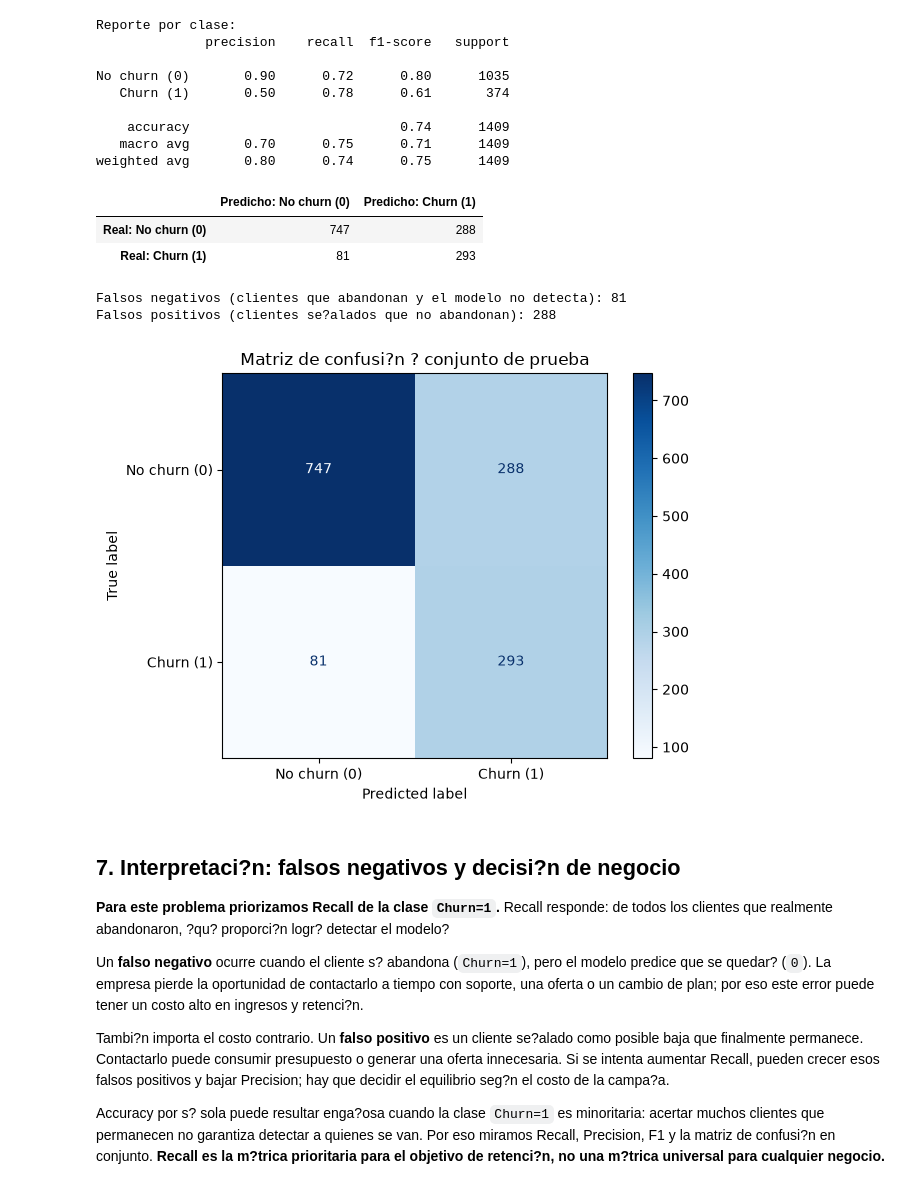
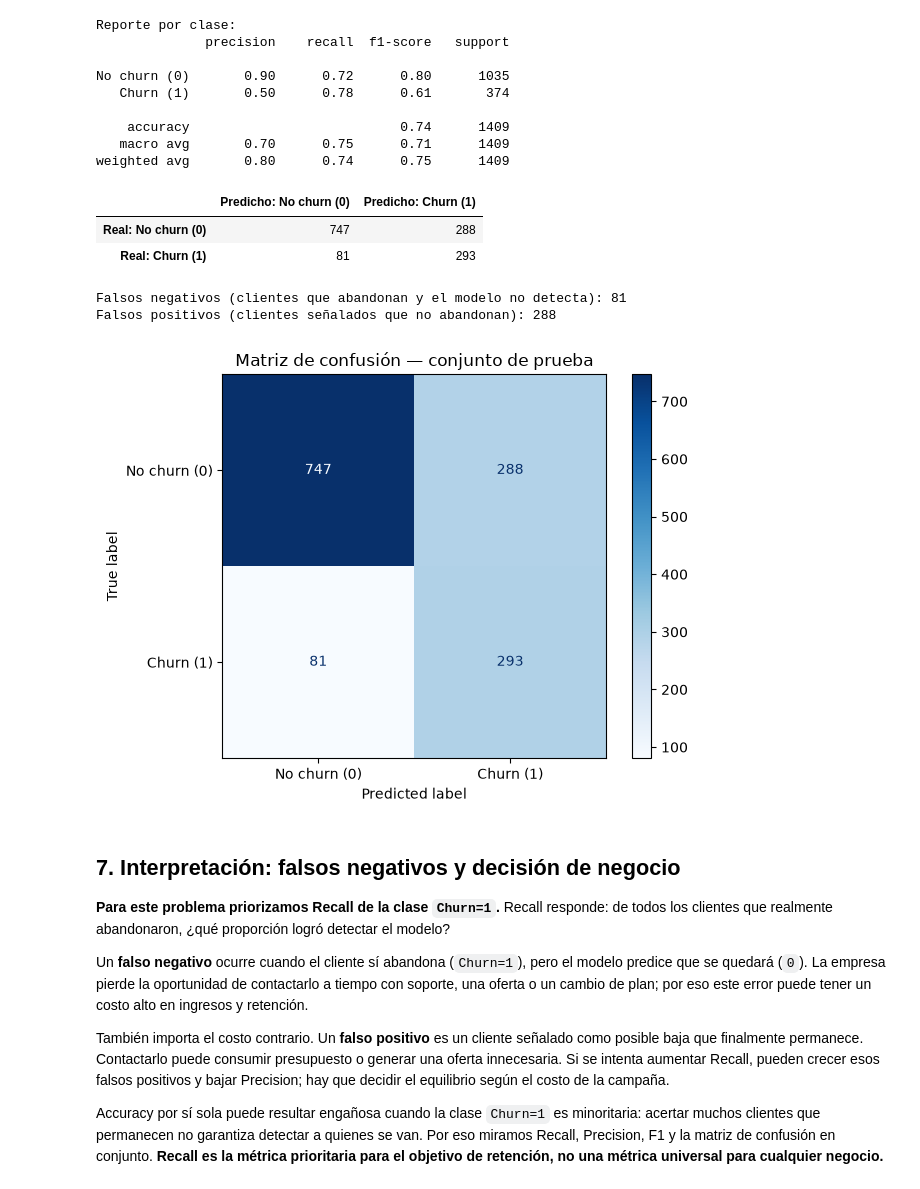
Before and after one commit to denparra/ds.pre-entrega-10, a Jupyter notebook: modelado_metricas.ipynb, the cells around one changed output. Drawn from its saved outputs; the diff is of its cells as text; code cells hidden in the pictures.

```diff
--- a/modelado_metricas.ipynb
+++ b/modelado_metricas.ipynb
@@ -258,38 +258,38 @@ weighted avg       0.80      0.74      0.75      1409
 # %%
 matriz = confusion_matrix(y_test, predicciones, labels=[0, 1])
 matriz_df = pd.DataFrame(
     matriz,
     index=["Real: No churn (0)", "Real: Churn (1)"],
     columns=["Predicho: No churn (0)", "Predicho: Churn (1)"],
 )
 display(matriz_df)
 
 tn, fp, fn, tp = matriz.ravel()
 print(f"Falsos negativos (clientes que abandonan y el modelo no detecta): {fn}")
-print(f"Falsos positivos (clientes se?alados que no abandonan): {fp}")
+print(f"Falsos positivos (clientes señalados que no abandonan): {fp}")
 
 ConfusionMatrixDisplay(
     confusion_matrix=matriz,
     display_labels=["No churn (0)", "Churn (1)"],
 ).plot(cmap="Blues", values_format="d")
-plt.title("Matriz de confusi?n ? conjunto de prueba")
+plt.title("Matriz de confusión — conjunto de prueba")
 plt.tight_layout()
 plt.show()
 # %% [output]
 |  | Predicho: No churn (0) | Predicho: Churn (1) |
 | Real: No churn (0) | 747 | 288 |
 | Real: Churn (1) | 81 | 293 |
 Falsos negativos (clientes que abandonan y el modelo no detecta): 81
-Falsos positivos (clientes se?alados que no abandonan): 288
+Falsos positivos (clientes señalados que no abandonan): 288
-[figure, old version]
+[figure, new version]
 # %% [markdown]
-## 7. Interpretaci?n: falsos negativos y decisi?n de negocio
+## 7. Interpretación: falsos negativos y decisión de negocio
 
-**Para este problema priorizamos Recall de la clase `Churn=1`.** Recall responde: de todos los clientes que realmente abandonaron, ?qu? proporci?n logr? detectar el modelo?
+**Para este problema priorizamos Recall de la clase `Churn=1`.** Recall responde: de todos los clientes que realmente abandonaron, ¿qué proporción logró detectar el modelo?
 
-Un **falso negativo** ocurre cuando el cliente s? abandona (`Churn=1`), pero el modelo predice que se quedar? (`0`). La empresa pierde la oportunidad de contactarlo a tiempo con soporte, una oferta o un cambio de plan; por eso este error puede tener un costo alto en ingresos y retenci?n.
+Un **falso negativo** ocurre cuando el cliente sí abandona (`Churn=1`), pero el modelo predice que se quedará (`0`). La empresa pierde la oportunidad de contactarlo a tiempo con soporte, una oferta o un cambio de plan; por eso este error puede tener un costo alto en ingresos y retención.
 
-Tambi?n importa el costo contrario. Un **falso positivo** es un cliente se?alado como posible baja que finalmente permanece. Contactarlo puede consumir presupuesto o generar una oferta innecesaria. Si se intenta aumentar Recall, pueden crecer esos falsos positivos y bajar Precision; hay que decidir el equilibrio seg?n el costo de la campa?a.
+También importa el costo contrario. Un **falso positivo** es un cliente señalado como posible baja que finalmente permanece. Contactarlo puede consumir presupuesto o generar una oferta innecesaria. Si se intenta aumentar Recall, pueden crecer esos falsos positivos y bajar Precision; hay que decidir el equilibrio según el costo de la campaña.
 
-Accuracy por s? sola puede resultar enga?osa cuando la clase `Churn=1` es minoritaria: acertar muchos clientes que permanecen no garantiza detectar a quienes se van. Por eso miramos Recall, Precision, F1 y la matriz de confusi?n en conjunto. **Recall es la m?trica prioritaria para el objetivo de retenci?n, no una m?trica universal para cualquier negocio.**
+Accuracy por sí sola puede resultar engañosa cuando la clase `Churn=1` es minoritaria: acertar muchos clientes que permanecen no garantiza detectar a quienes se van. Por eso miramos Recall, Precision, F1 y la matriz de confusión en conjunto. **Recall es la métrica prioritaria para el objetivo de retención, no una métrica universal para cualquier negocio.**
 # %% [markdown]
```
Also changed, not shown: parts of 12 cells of this notebook.
